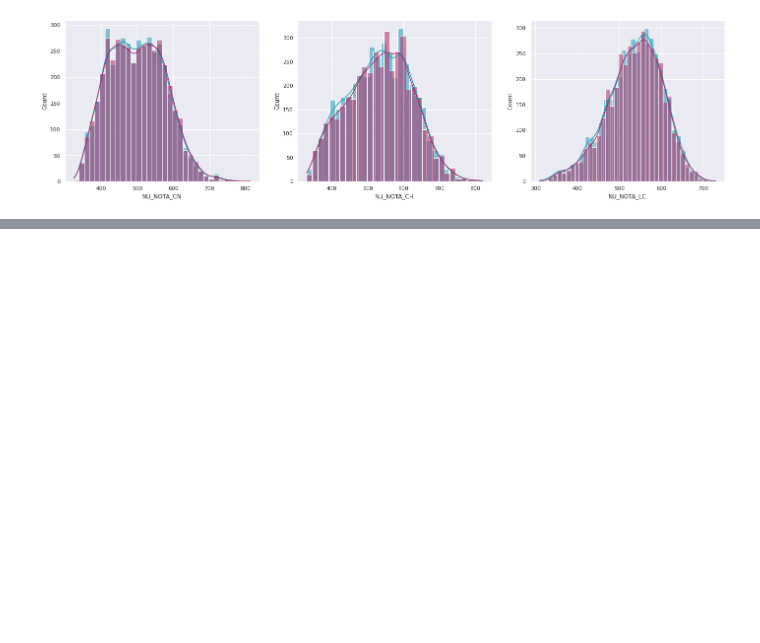
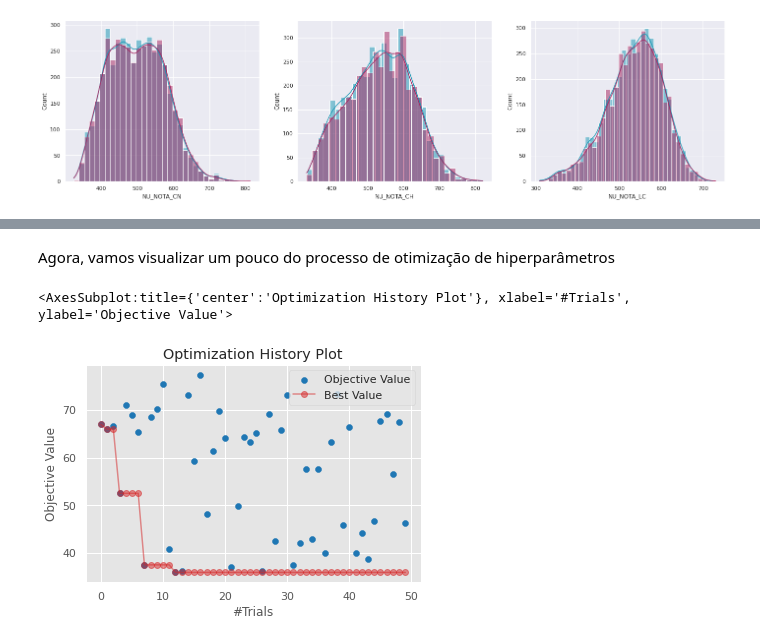
Before and after one commit to gsoaresbaptista/enem-regression, a Jupyter notebook: experiments/grade_regression.ipynb, the cells around one changed output, grey strips where cells are left out. Saved outputs shown, nothing was run; the diff lists cells and outputs as text; code cells hidden in the pictures; blank space fills up the shorter version.

```diff
--- a/experiments/grade_regression.ipynb
+++ b/experiments/grade_regression.ipynb
@@ -175,0 +212,42 @@ results.plot.scatter(x='true', y='pred', c='#a8225e', ax=ax);
+# %%
+from sklearn.metrics import mean_squared_error
+import joblib
+import os
+
+def objective(trial):
+
+    param = {
+        'tree_method': 'gpu_hist',  # this parameter means using the GPU when training our model to speedup the training process
+        'lambda': trial.suggest_loguniform('lambda', 1e-3, 10.0),
+        'alpha': trial.suggest_loguniform('alpha', 1e-3, 10.0),
+        'colsample_bytree': trial.suggest_categorical('colsample_bytree', [0.3,0.4,0.5,0.6,0.7,0.8,0.9, 1.0]),
+        'subsample': trial.suggest_categorical('subsample', [0.4,0.5,0.6,0.7,0.8,1.0]),
+        'learning_rate': trial.suggest_categorical('learning_rate', [0.008,0.009,0.01,0.012,0.014,0.016,0.018, 0.02]),
+        'n_estimators': 4000,
+        'max_depth': trial.suggest_categorical('max_depth', [5,7,9,11,13,15,17,20]),
+        'random_state': trial.suggest_categorical('random_state', [24, 48,2020]),
+        'min_child_weight': trial.suggest_int('min_child_weight', 1, 300),
+    }
+    model = xgb.XGBRegressor(**param)
+
+    model.fit(x_train, y_train , eval_set=[(x_test, y_test)], early_stopping_rounds=100, verbose=False)
+
+    preds = model.predict(x_test)
+
+    rmse = mean_squared_error(y_test, preds, squared=False)
+
+    return rmse
+
+if not os.path.exists('study.pkl'):
+    study = optuna.create_study(direction='minimize')
+    study.optimize(objective, n_trials=50)
+else:
+    study = joblib.load('study.pkl')
+# %% [markdown]
+Agora, vamos visualizar um pouco do processo de otimização de hiperparâmetros
+# %%
+%%capture --no-display
+optuna.visualization.matplotlib.plot_optimization_history(study);
+# %% [output]
+<AxesSubplot:title={'center':'Optimization History Plot'}, xlabel='#Trials', ylabel='Objective Value'>
+[figure, added]
```
Also changed, not shown: parts of 28 cells of this notebook, 1 other file.
